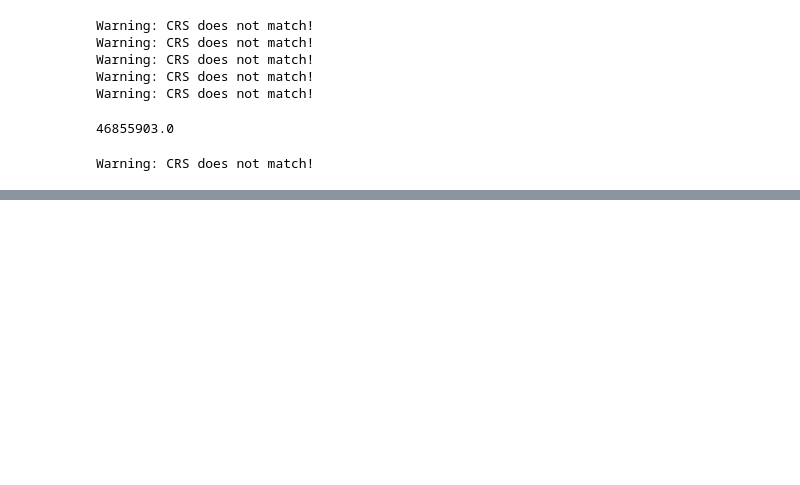
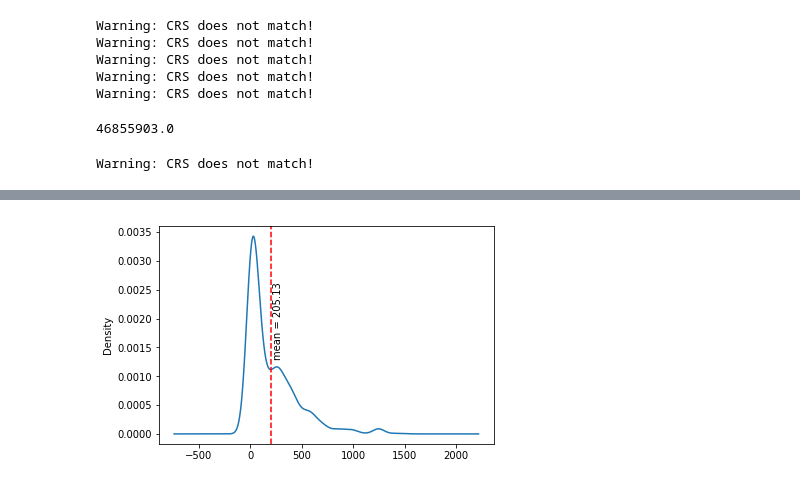
Before and after one commit to ytolochko/Diploma, a Jupyter notebook: Exploratory_geopds.ipynb, the cells around one changed output, grey strips where cells are left out. Cells and saved outputs as stored; diff of their text form; code cells hidden in the pictures; blank space fills up the shorter version.

```diff
--- a/Exploratory_geopds.ipynb
+++ b/Exploratory_geopds.ipynb
@@ -697,0 +732,8 @@ Burundi
+# %%
+country_dist.plot.density()
+plt.axvline(country_dist.mean(), color = 'r', linestyle = '--')
+plt.text(country_dist.mean()+20,0.0025,'mean = {0:.2f}'.format(country_dist.mean()), rotation=90, fontsize=10)
+
+plt.show()
+# %% [output]
+[figure, added]
```
Also changed, not shown: parts of 13 cells of this notebook, 21 other files.
